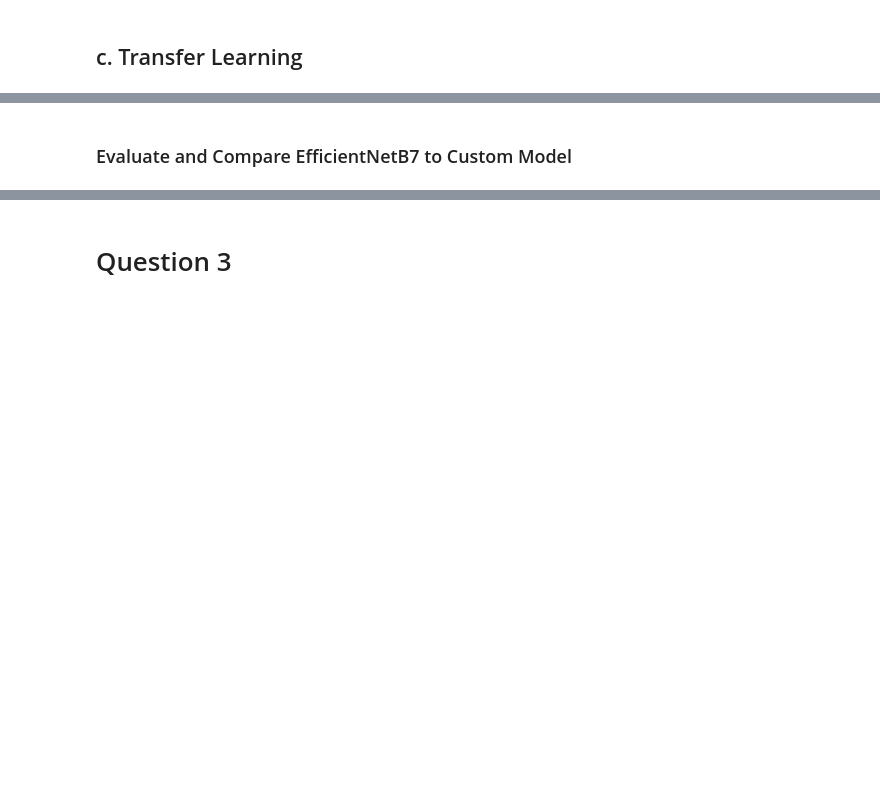
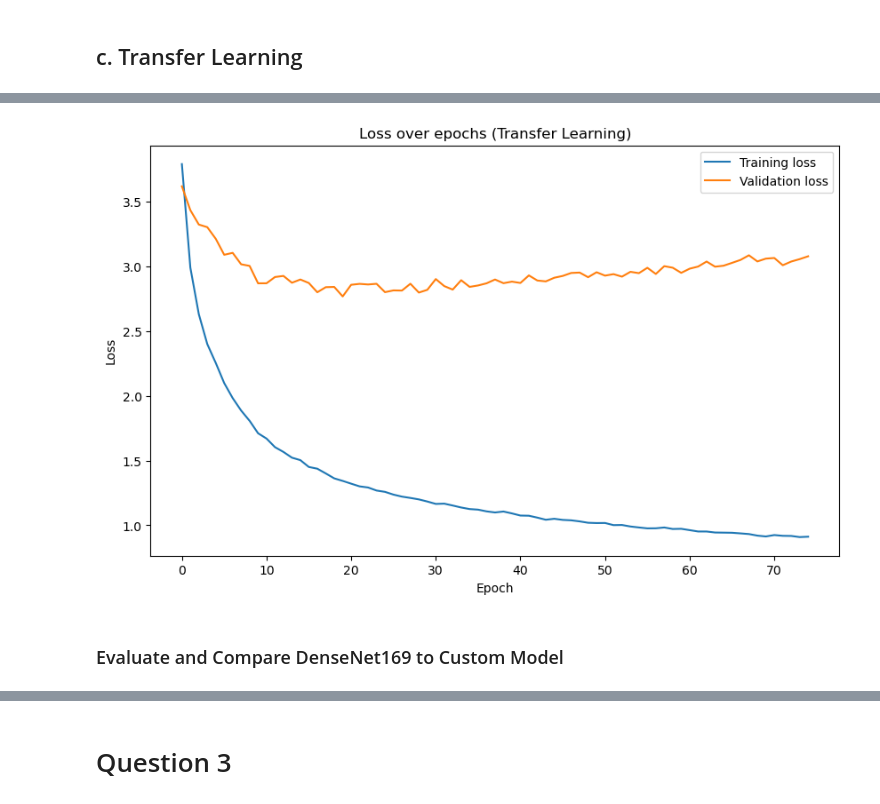
Before and after one commit to samswain2/MSiA-SQ, a Jupyter notebook: MSiA 432/01_homeworks/03_hw/03_hw.ipynb, the cells around one changed output, grey strips where cells are left out. Drawn from its saved outputs; the diff is of its cells as text; code cells hidden in the pictures; blank space fills up the shorter version.

```diff
--- a/MSiA 432/01_homeworks/03_hw/03_hw.ipynb
+++ b/MSiA 432/01_homeworks/03_hw/03_hw.ipynb
@@ -474,5 +485,17 @@ Epoch 2/25
+# %%
+# Plotting the Training and Validation Loss Over Epochs
+plt.figure(figsize=(10,6))
+plt.plot(history_DenseNet169.history['loss'], label='Training loss')
+plt.plot(history_DenseNet169.history['val_loss'], label='Validation loss')
+plt.title('Loss over epochs (Transfer Learning)')
+plt.xlabel('Epoch')
+plt.ylabel('Loss')
+plt.legend()
+plt.show()
+# %% [output]
+[figure, added]
 # %% [markdown]
-### Evaluate and Compare EfficientNetB7 to Custom Model
+### Evaluate and Compare DenseNet169 to Custom Model
 # %%
 # Evaluate both models on the test set
 custom_model_metrics = model.evaluate(
```
Also changed, not shown: parts of 14 cells of this notebook, 5 other files.
